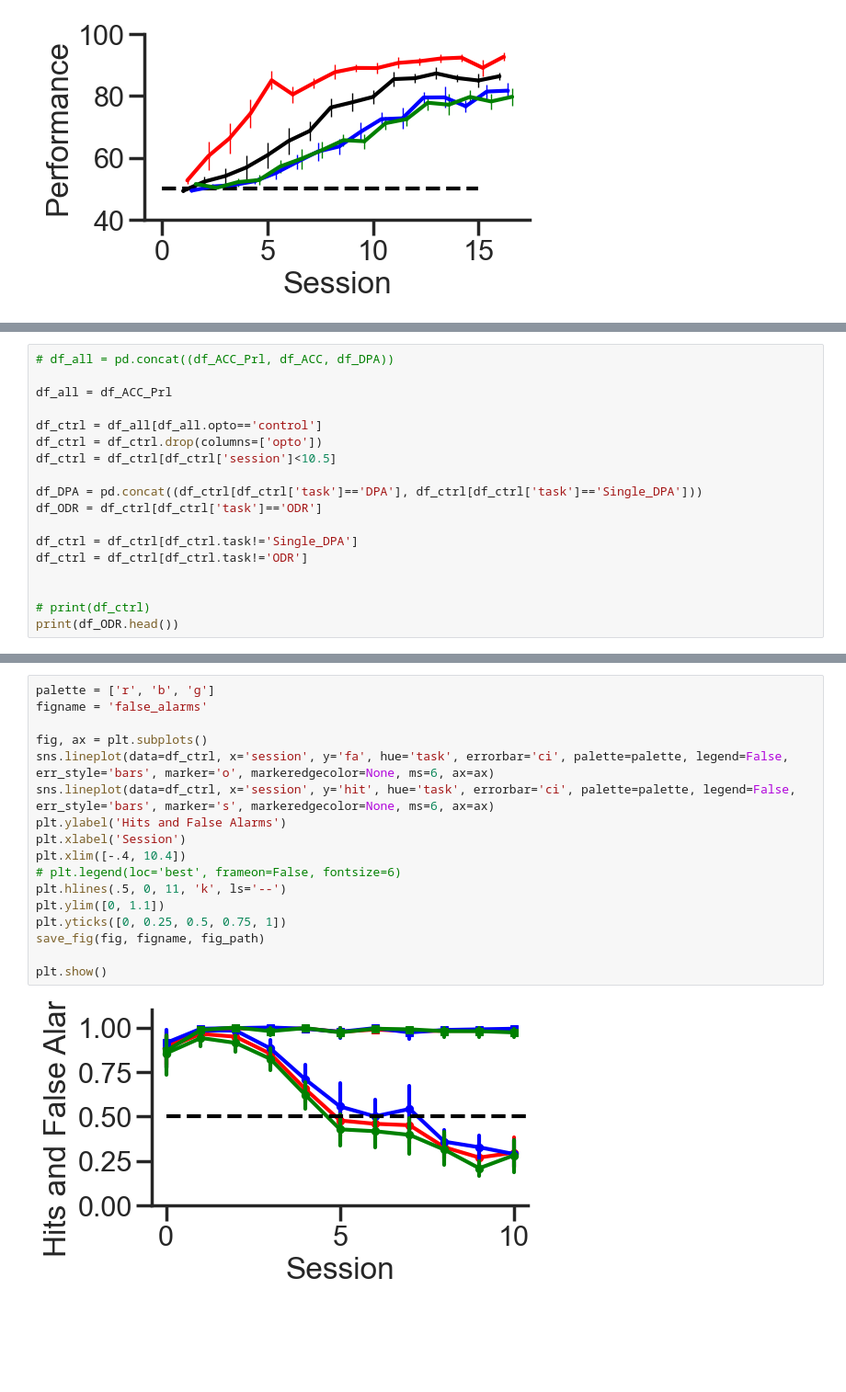
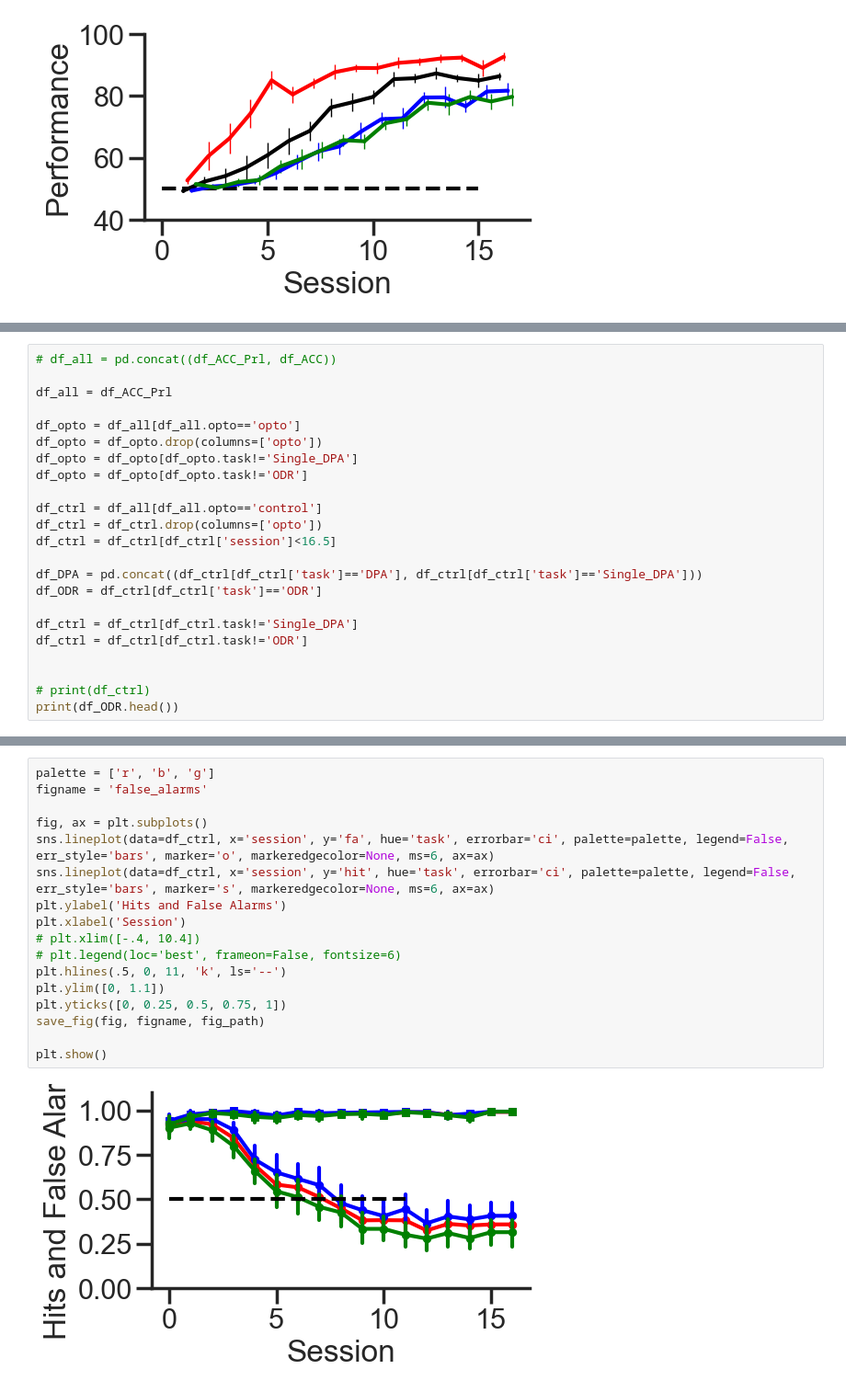
Before and after one commit to kiriclope/HiDN, a Jupyter notebook: notebooks/behavior.ipynb, the cells around one changed output, grey strips where cells are left out. Shown: that part at 92% size. Saved outputs shown, nothing was run; the diff lists cells and outputs as text; blank space fills up the shorter version.

```diff
--- a/notebooks/behavior.ipynb
+++ b/notebooks/behavior.ipynb
@@ -388,11 +310,16 @@ plt.show()
 # %%
-# df_all = pd.concat((df_ACC_Prl, df_ACC, df_DPA))
+# df_all = pd.concat((df_ACC_Prl, df_ACC))
 
 df_all = df_ACC_Prl
 
+df_opto = df_all[df_all.opto=='opto']
+df_opto = df_opto.drop(columns=['opto'])
+df_opto = df_opto[df_opto.task!='Single_DPA']
+df_opto = df_opto[df_opto.task!='ODR']
+
 df_ctrl = df_all[df_all.opto=='control']
 df_ctrl = df_ctrl.drop(columns=['opto'])
-df_ctrl = df_ctrl[df_ctrl['session']<10.5]
+df_ctrl = df_ctrl[df_ctrl['session']<16.5]
 
 df_DPA = pd.concat((df_ctrl[df_ctrl['task']=='DPA'], df_ctrl[df_ctrl['task']=='Single_DPA']))
 df_ODR = df_ctrl[df_ctrl['task']=='ODR']
@@ -508,22 +456,22 @@ plt.show()
 # %%
 palette = ['r', 'b', 'g']
 figname = 'false_alarms'
 
 fig, ax = plt.subplots()
 sns.lineplot(data=df_ctrl, x='session', y='fa', hue='task', errorbar='ci', palette=palette, legend=False, err_style='bars', marker='o', markeredgecolor=None, ms=6, ax=ax)
 sns.lineplot(data=df_ctrl, x='session', y='hit', hue='task', errorbar='ci', palette=palette, legend=False, err_style='bars', marker='s', markeredgecolor=None, ms=6, ax=ax)
 plt.ylabel('Hits and False Alarms')
 plt.xlabel('Session')
-plt.xlim([-.4, 10.4])
+# plt.xlim([-.4, 10.4])
 # plt.legend(loc='best', frameon=False, fontsize=6)
 plt.hlines(.5, 0, 11, 'k', ls='--')
 plt.ylim([0, 1.1])
 plt.yticks([0, 0.25, 0.5, 0.75, 1])
 save_fig(fig, figname, fig_path)
 
 plt.show()
 # %% [output]
-[figure, old version]
+[figure, new version]
 # %%
 palette = ['r', 'b', 'g']
 figname = 'hits'
```
Also changed, not shown: parts of 28 cells of this notebook.
